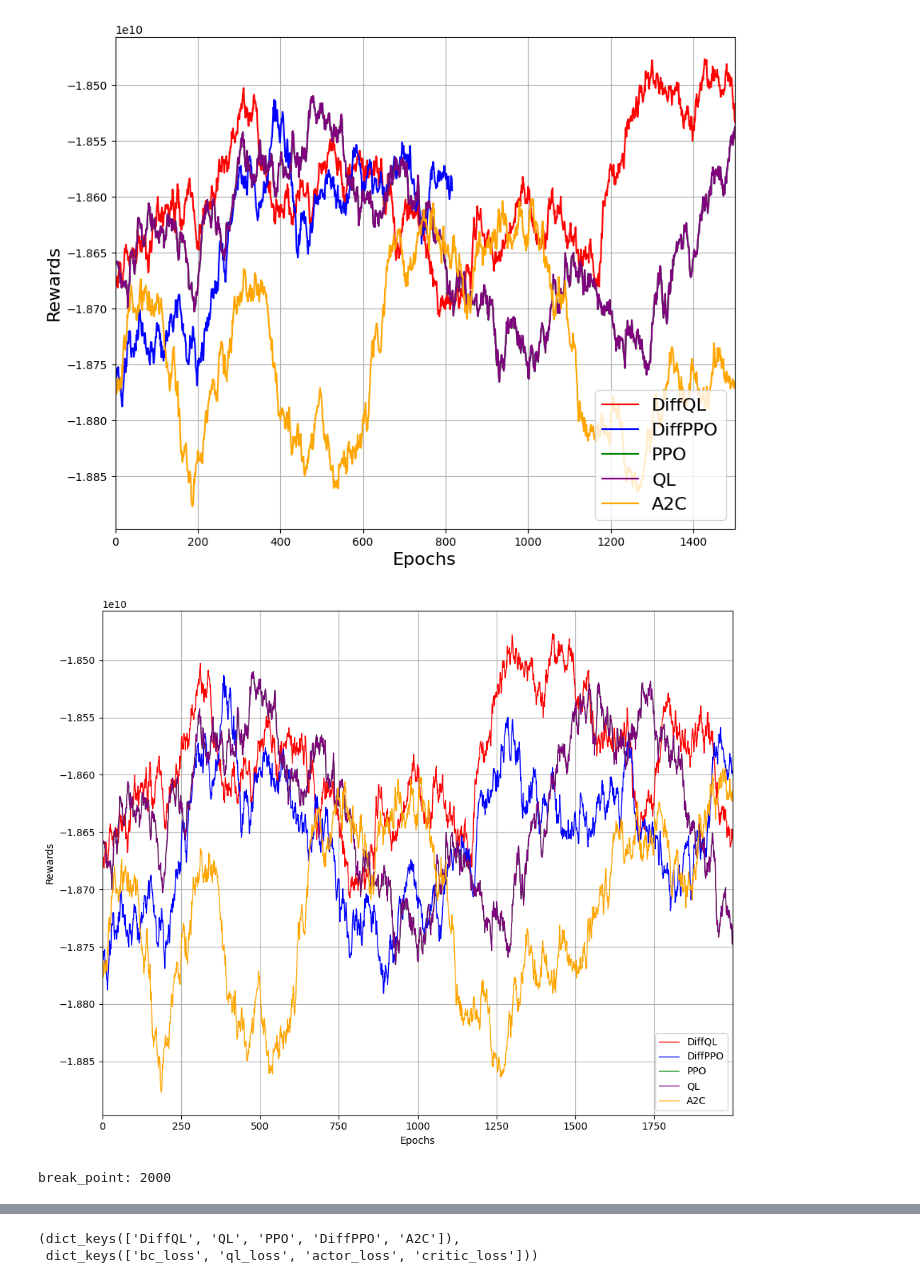
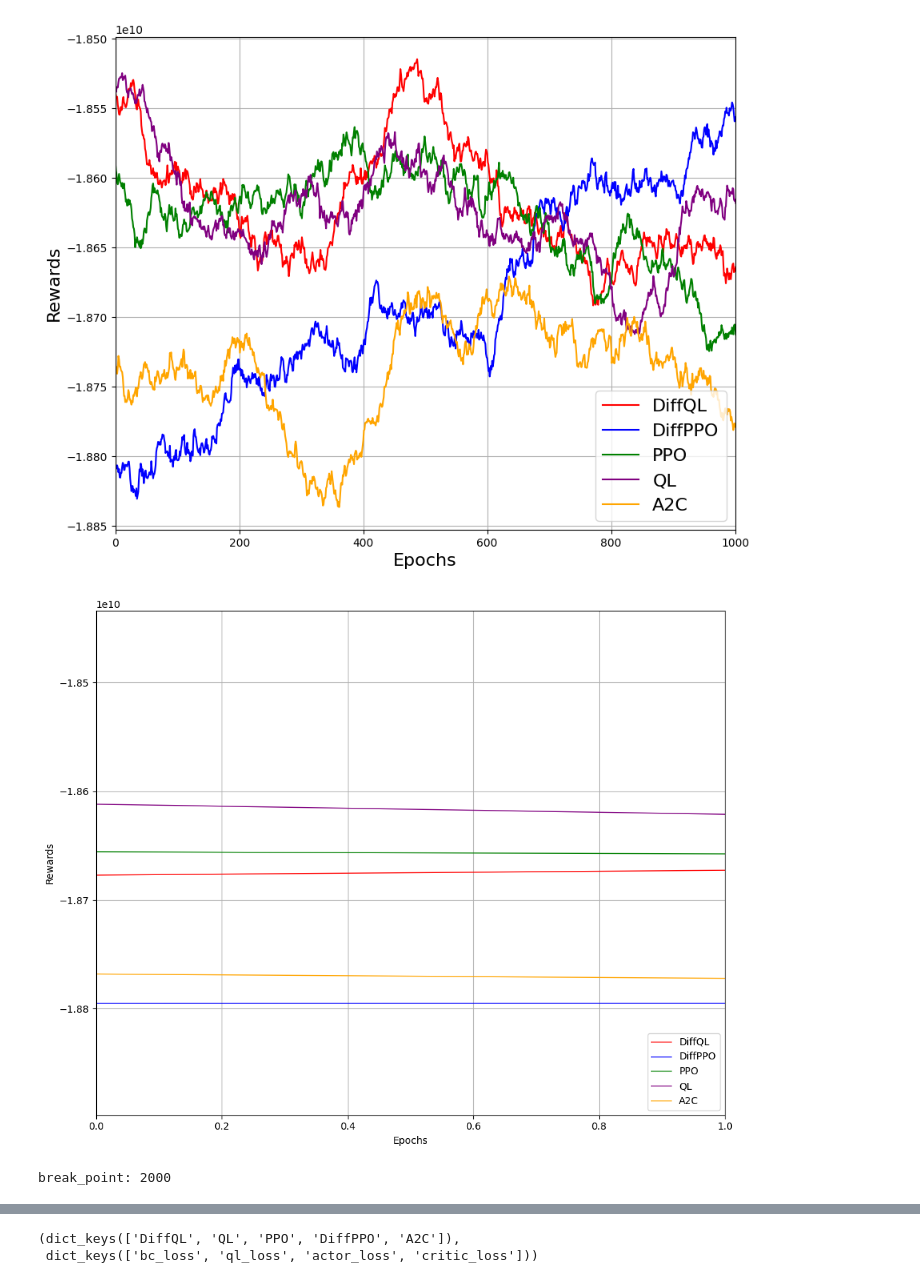
Before and after one commit to qkhanh711/Diffusion-Policies-for-RL, a Jupyter notebook: testUAV/plot.ipynb, the cells around one changed output, grey strips where cells are left out. Drawn from its saved outputs; the diff is of its cells as text; code cells hidden in the pictures.

```diff
--- a/testUAV/plot.ipynb
+++ b/testUAV/plot.ipynb
@@ -36,37 +36,37 @@ colors_smoothed = {
     "DiffPPO": "#99CCFF",  # pastel blue
     "PPO": "#99FF99",      # pastel green
     "QL": "#FF08FF",       # light yellow (lemon chiffon)
     "A2C": "#FFA500",      # orange
 }
 
 
-def plot_reward_curve(paths, window_size=500):
+def plot_reward_curve(paths, window_size=800):
     plt.figure(figsize=(10, 8))
     for name, path in paths.items():
         data = np.load(path)
 
         # if name == "DiffPPO":
         #     # Sửa 10 epoch đầu thành tăng tuyến tính từ 25k đến ~28k
         #     sub = np.linspace(9500, 14000, 100)
         #     data[:20] = [(data[i]+ sub[i]) /2 for i in range(20)]
 
         # plt.plot(uniform_filter1d(data, window_size - 20), alpha=0.75, color=colors_smoothed[name])
-        plt.plot(uniform_filter1d(data, window_size), label=name, color=colors[name])
+        plt.plot(uniform_filter1d(data[:1200], window_size), label=name, color=colors[name])
 
     plt.legend(loc='lower right', fontsize=16)
-    plt.xlim(0, 1500)
+    plt.xlim(0, 1000)
     plt.xlabel('Epochs', fontsize=16)
     plt.ylabel('Rewards', fontsize=16)
     # plt.title('Smoothed Reward Curve')
     # plt.ylim(6000, 15000)
     # plt.xlim(0, 1)
     plt.grid(True)
     plt.savefig("save.png")
     plt.show()
 
 plot_reward_curve(paths)
 # %% [output]
-[figure, old version]
+[figure, new version]
 # %%
 import numpy as np
 import matplotlib.pyplot as plt
@@ -132,12 +132,13 @@ while True:
     clear_output(wait=True)
     break_point = plot_reward_curve(paths, xlim = xlim)
     time.sleep(0.0002)
-    xlim += 1
+    # xlim += 1
+    xlim = min(break_point, 2000)
     print(f"break_point: {break_point}")
     if break_point == 2000 and xlim >= 2000:
         break
 # %% [output]
-[figure, old version]
+[figure, new version]
 break_point: 2000
 # %%
 loss_paths = {
```
Also changed, not shown: parts of 3 cells of this notebook, 10 other files.
